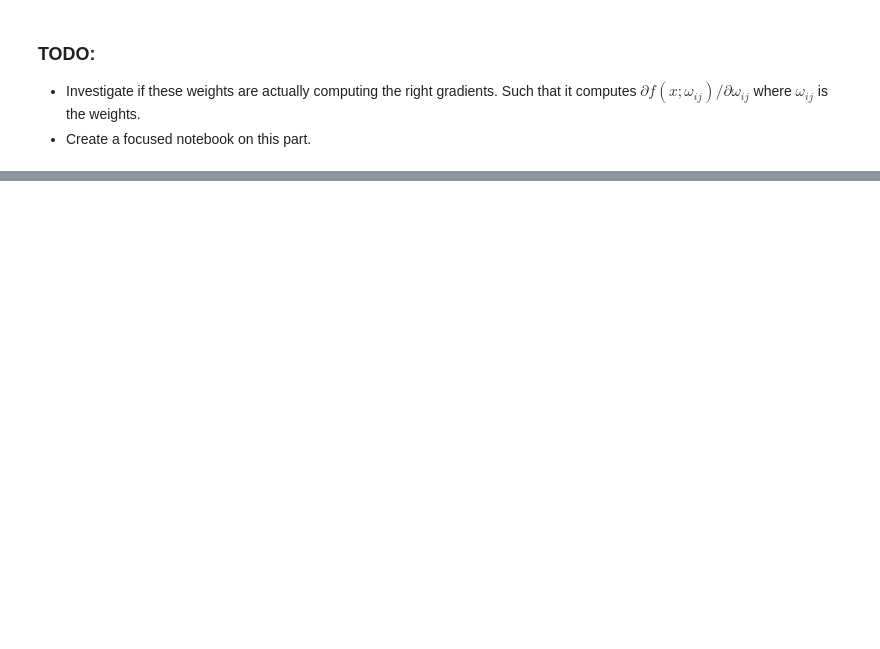
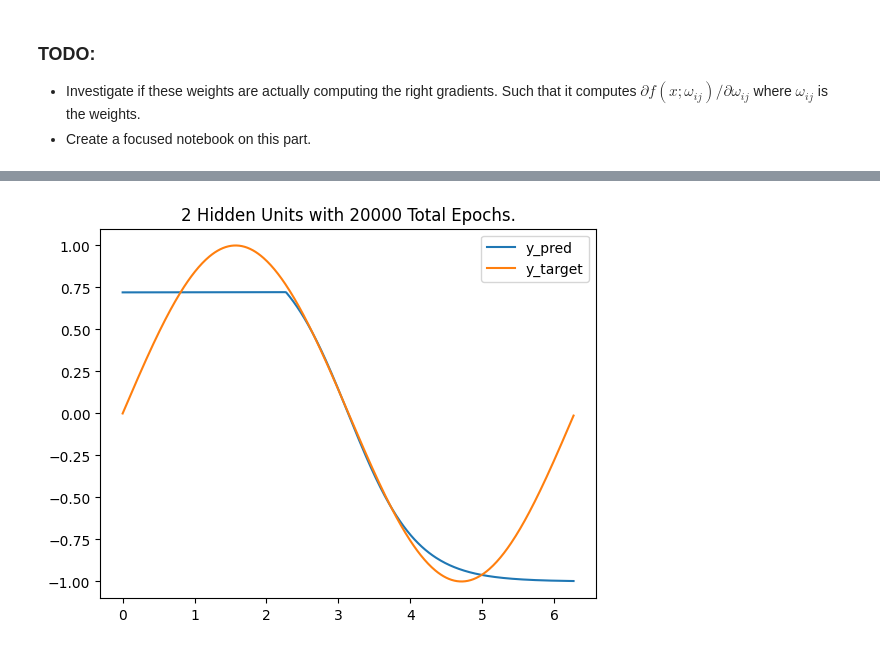
Before and after one commit to jumzzz/understanding-dl, a Jupyter notebook: ch-03/01-piecewise-regression.ipynb, the cells around one changed output, grey strips where cells are left out. Cells and saved outputs as stored; diff of their text form; code cells hidden in the pictures; blank space fills up the shorter version.

```diff
--- a/ch-03/01-piecewise-regression.ipynb
+++ b/ch-03/01-piecewise-regression.ipynb
@@ -129,0 +163,3 @@ W1.
+# %%
+train_network(2, 20000, 1000)
+# %% [output]
@@ -129,0 +183 @@ W1.
+[figure, added]
```
Also changed, not shown: parts of 8 cells of this notebook.
